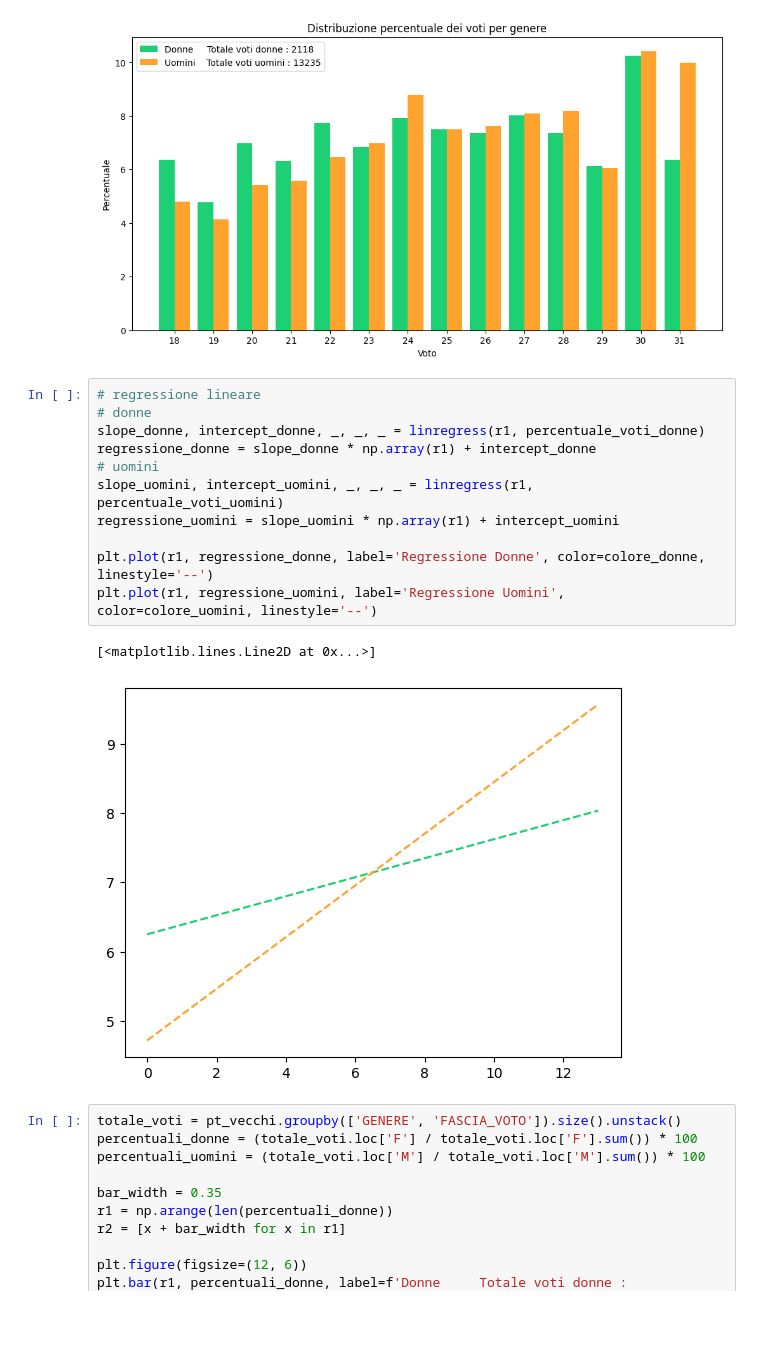
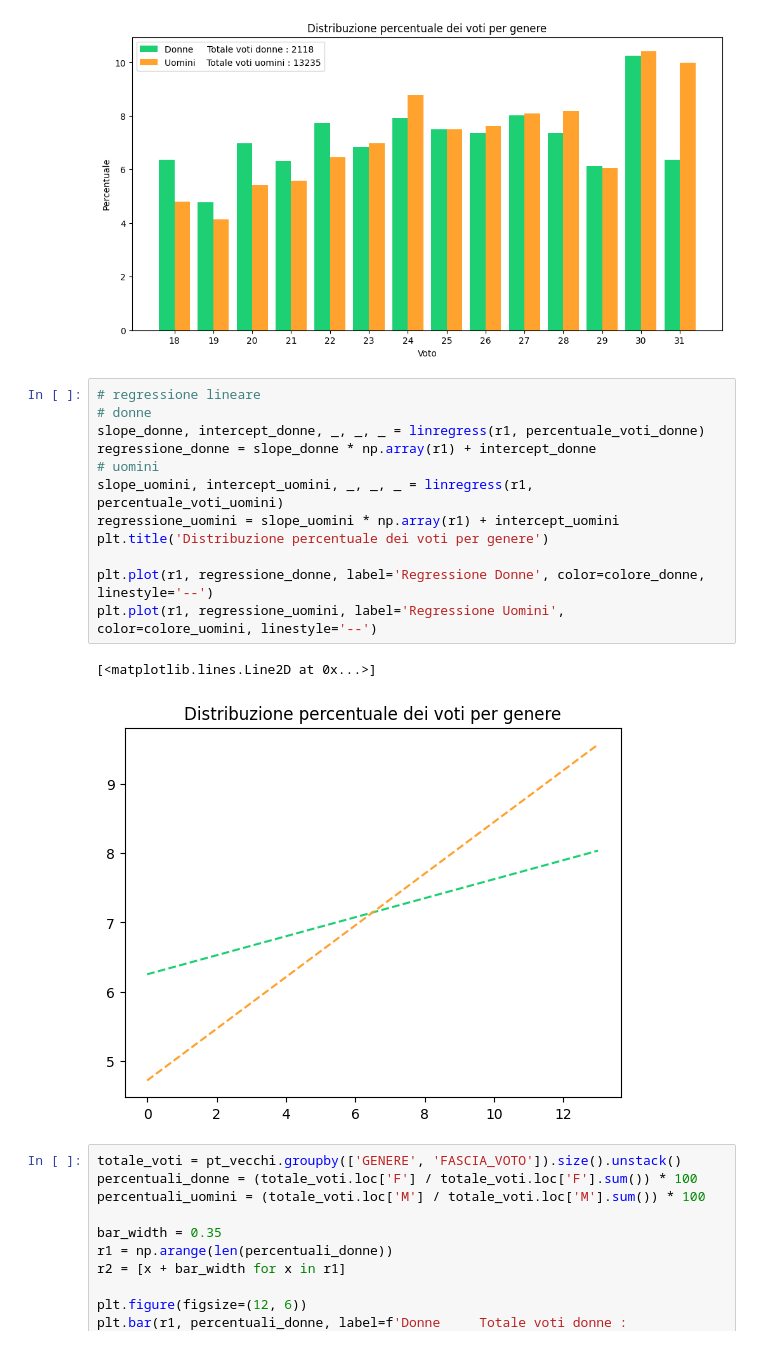
Before and after one commit to lallabelloni/Analisi-differenza-genere-Data-Science, a Jupyter notebook: progetto2.ipynb, the cells around one changed output. Cells and saved outputs as stored; diff of their text form; blank space fills up the shorter version.

```diff
--- a/progetto2.ipynb
+++ b/progetto2.ipynb
@@ -416,17 +427,18 @@ plt.show()
 # %%
 # regressione lineare
 # donne
 slope_donne, intercept_donne, _, _, _ = linregress(r1, percentuale_voti_donne)
 regressione_donne = slope_donne * np.array(r1) + intercept_donne
 # uomini
 slope_uomini, intercept_uomini, _, _, _ = linregress(r1, percentuale_voti_uomini)
 regressione_uomini = slope_uomini * np.array(r1) + intercept_uomini
+plt.title('Distribuzione percentuale dei voti per genere')
 
 plt.plot(r1, regressione_donne, label='Regressione Donne', color=colore_donne, linestyle='--')
 plt.plot(r1, regressione_uomini, label='Regressione Uomini', color=colore_uomini, linestyle='--')
 # %% [output]
 [<matplotlib.lines.Line2D at 0x...>]
-[figure, old version]
+[figure, new version]
 # %%
 totale_voti = pt_vecchi.groupby(['GENERE', 'FASCIA_VOTO']).size().unstack()
 percentuali_donne = (totale_voti.loc['F'] / totale_voti.loc['F'].sum()) * 100
```
Also changed, not shown: parts of 24 cells of this notebook.
